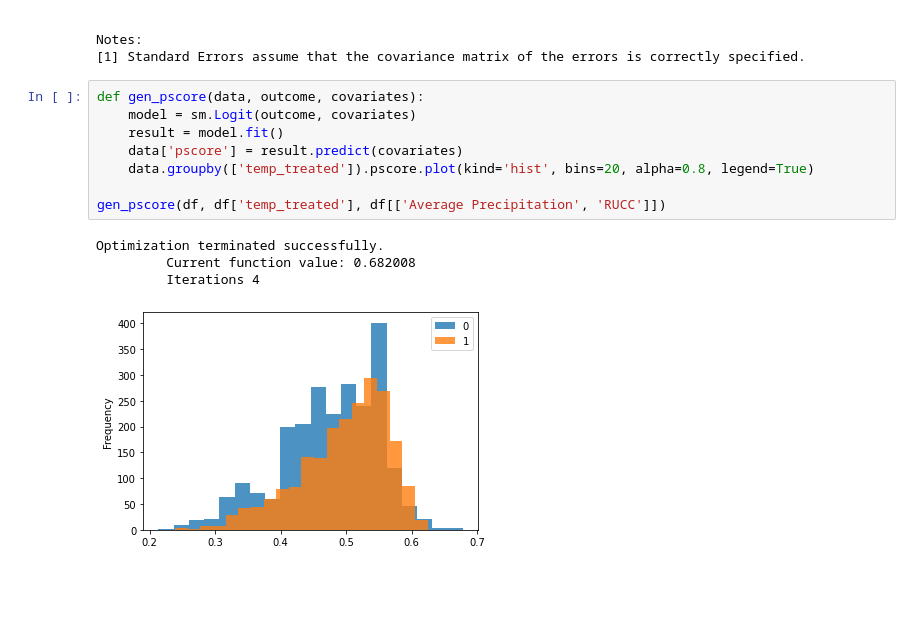
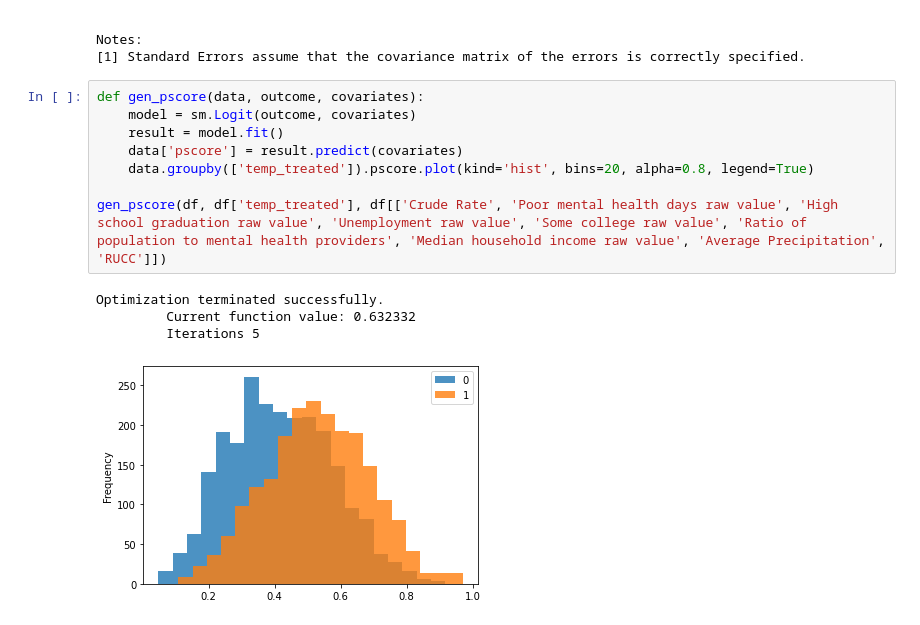
Before and after one commit to abhishekbabu/cse481ds-mental-health, a Jupyter notebook: notebooks/county_level/Matching Analysis/matching-temperature.ipynb, the cells around one changed output. Drawn from its saved outputs; the diff is of its cells as text; blank space fills up the shorter version.

Commit message:
Fix temperature analysis according to Jina's comments and add precipitation analysis

```diff
--- a/notebooks/county_level/Matching Analysis/matching-temperature.ipynb
+++ b/notebooks/county_level/Matching Analysis/matching-temperature.ipynb
@@ -259,16 +259,16 @@ Notes:
 # %%
 def gen_pscore(data, outcome, covariates):
     model = sm.Logit(outcome, covariates)
     result = model.fit()
     data['pscore'] = result.predict(covariates)
     data.groupby(['temp_treated']).pscore.plot(kind='hist', bins=20, alpha=0.8, legend=True)
 
-gen_pscore(df, df['temp_treated'], df[['Average Precipitation', 'RUCC']])
+gen_pscore(df, df['temp_treated'], df[['Crude Rate', 'Poor mental health days raw value', 'High school graduation raw value', 'Unemployment raw value', 'Some college raw value', 'Ratio of population to mental health providers', 'Median household income raw value', 'Average Precipitation', 'RUCC']])
 # %% [output]
 Optimization terminated successfully.
-         Current function value: 0.682008
-         Iterations 4
+         Current function value: 0.632332
+         Iterations 5
-[figure, old version]
+[figure, new version]
 # %%
 def trim(data):
   control_data = data[data['temp_treated'] == 0]
```
Also changed, not shown: parts of 5 cells of this notebook, 1 other file.
